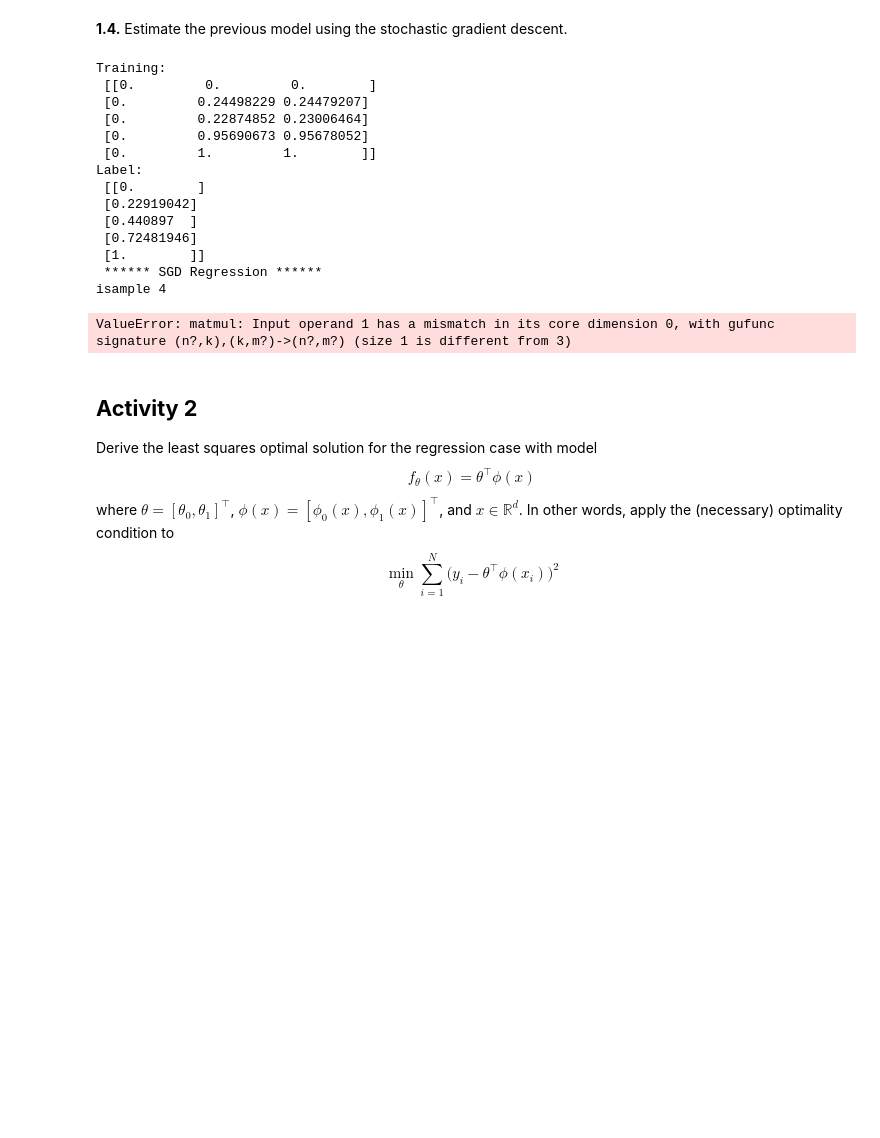
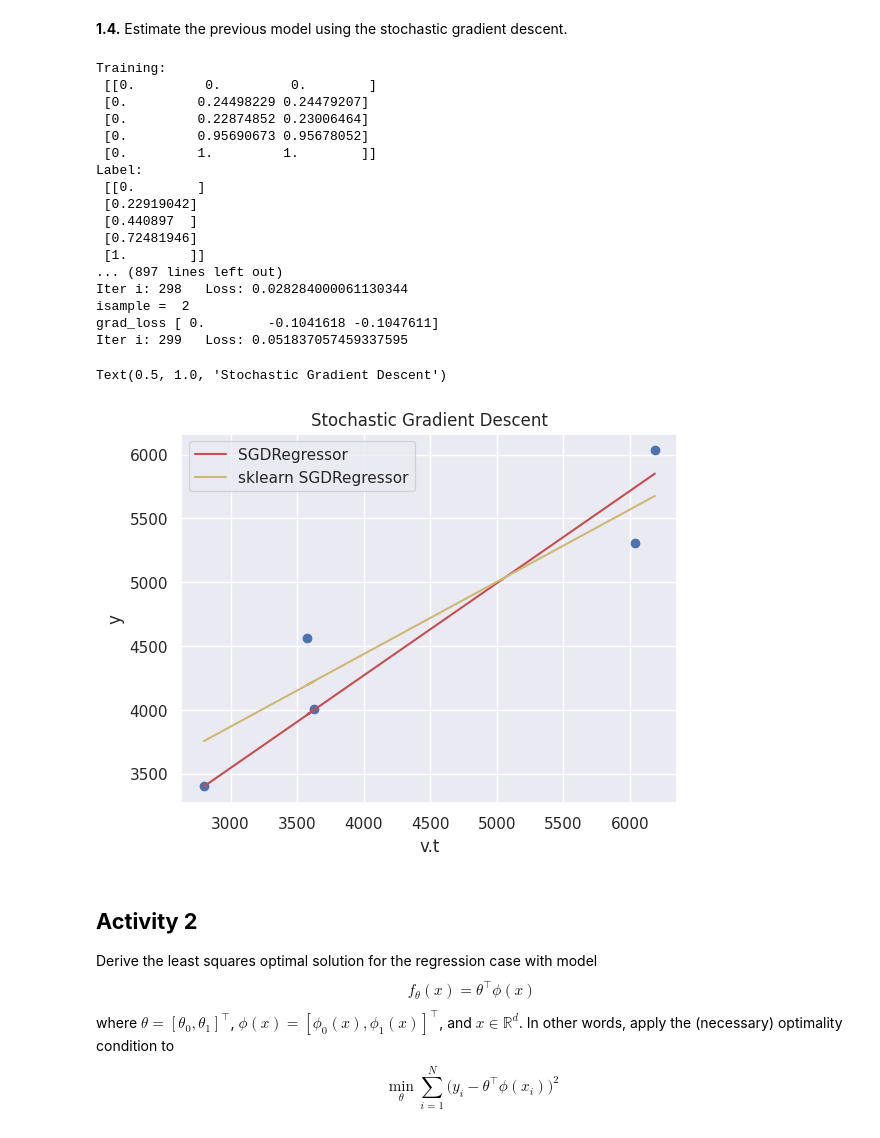
Before and after one commit to brumocas/ML, a Jupyter notebook: lab03/ML_notebook03.ipynb, the cells around one changed output. Cells and saved outputs as stored; diff of their text form; code cells hidden in the pictures; blank space fills up the shorter version.

Commit message:
lab03 partial solution

```diff
--- a/lab03/ML_notebook03.ipynb
+++ b/lab03/ML_notebook03.ipynb
@@ -626,10 +625,11 @@ n_samples = X.shape[0]
 #Initialization of theta
 theta = np.random.rand(X.shape[1], 1)
 
+
 for itr in range(n_epochs):
     #In stochastic gradient descent, you calculate the gradient using just a random small part of the observations instead of all of them.
     isample = np.random.randint(0, X.shape[0])
-    print("isample",isample)
+    print("isample = ",isample)
     Y_predict = X[isample, :] @ theta
 
     Y_residuals = np.subtract(Y_predict, Y[isample])
@@ -638,7 +638,15 @@ for itr in range(n_epochs):
     Loss = (Y_residuals**2).mean()
 
     #grad
-    grad_loss = 2 * ((X[isample, :].T @ Y_predict) - X[isample, :].T @ Y[isample])
+
+    # Solution One
+    X_T = X[isample, :].reshape(1, X.shape[1]).T
+    grad_loss = 2*((X_T @ Y_predict) - X_T @ Y[isample])
+
+    # SOlution Two
+    #for i in range(n_samples):
+    #    grad_loss = grad_loss + ((theta.T * X[isample, isample - 1] - Y[isample]) * X[isample, isample - 1])
+
     print("grad_loss",grad_loss)
     grad_loss = np.reshape(grad_loss, (X.shape[1], 1))
     #print(grad_loss.shape)
@@ -663,36 +671,40 @@ plt.title('Stochastic Gradient Descent')
 #Using sklearn
 from sklearn.linear_model import SGDRegressor
 model_sgd = SGDRegressor(learning_rate='constant', eta0 = lrate, alpha=0, early_stopping=False, max_iter=n_epochs, tol=1e-9)
 
 X = X[:, 1:]
 
 # Fit model based on data
 model_sgd.fit(X , Y.reshape(n_samples))
 
 # Use the model
 yfit_sgd = model_sgd.predict(X)
 yfit_sgd = scaler_y.inverse_transform(yfit_sgd.reshape(-1, 1)) #reverse transformation
 
 #Plot regression line
 plt.plot(X_v_t, yfit_sgd,  'y', label='sklearn SGDRegressor');
 plt.legend()
 plt.title('Stochastic Gradient Descent')
 # %% [output]
 Training:
  [[0.         0.         0.        ]
  [0.         0.24498229 0.24479207]
  [0.         0.22874852 0.23006464]
  [0.         0.95690673 0.95678052]
  [0.         1.         1.        ]]
 Label:
  [[0.        ]
  [0.22919042]
  [0.440897  ]
  [0.72481946]
  [1.        ]]
- ****** SGD Regression ******
-isample 4
+... (897 lines left out)
+Iter i: 298   Loss: 0.028284000061130344
+isample =  2
+grad_loss [ 0.        -0.1041618 -0.1047611]
+Iter i: 299   Loss: 0.051837057459337595
-ValueError: matmul: Input operand 1 has a mismatch in its core dimension 0, with gufunc signature (n?,k),(k,m?)->(n?,m?) (size 1 is different from 3)
+Text(0.5, 1.0, 'Stochastic Gradient Descent')
+[figure, added]
 # %% [markdown]
 ## **Activity 2**
 
```
Also changed, not shown: parts of 4 cells of this notebook.
